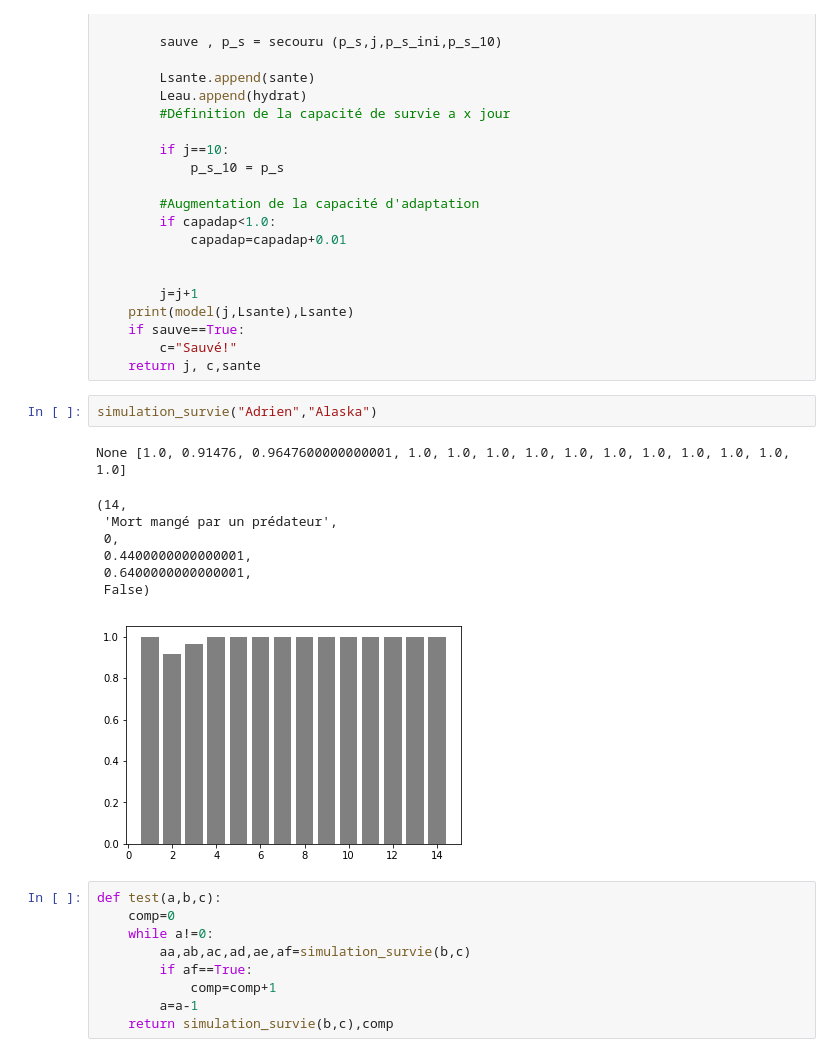
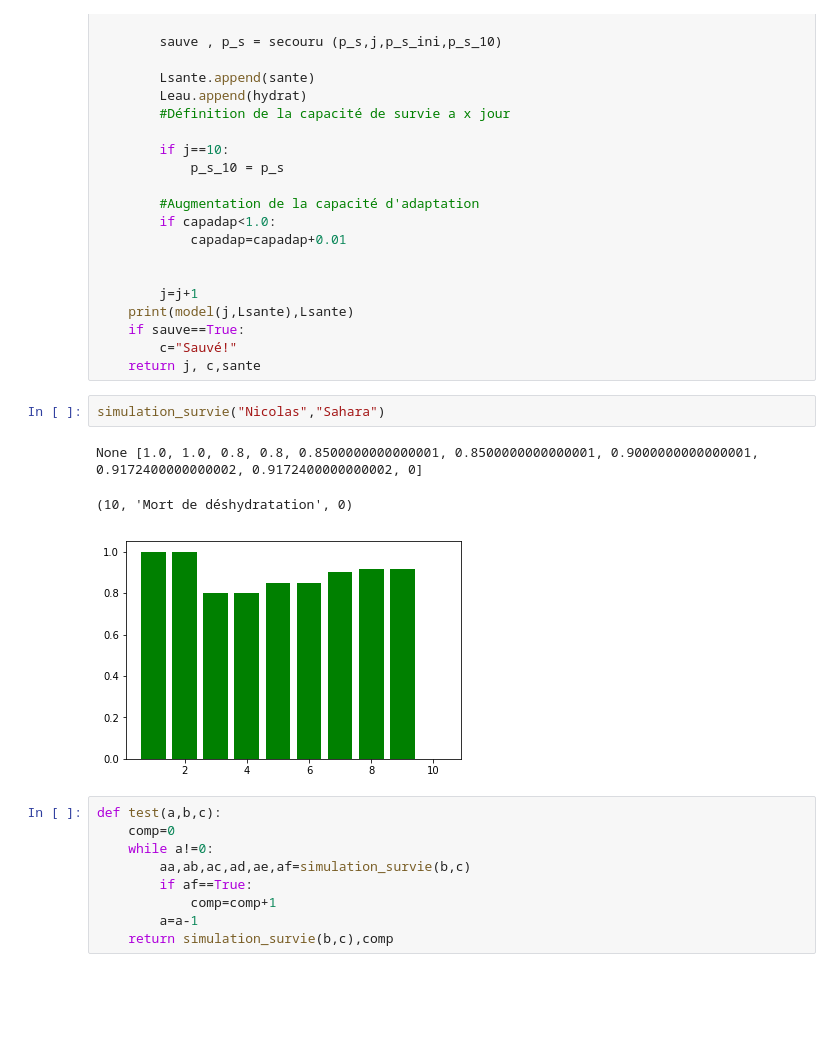
Before and after one commit to are-mipiA1A2/survie, a Jupyter notebook: Are Code V2.0.ipynb, the cells around one changed output. Saved outputs shown, nothing was run; the diff lists cells and outputs as text; blank space fills up the shorter version.

```diff
--- a/Are Code V2.0.ipynb
+++ b/Are Code V2.0.ipynb
@@ -292,17 +294,12 @@ def simulation_survie(agent,biome):
     if sauve==True:
         c="Sauvé!"
     return j, c,sante
-# %%
-simulation_survie("Adrien","Alaska")
-# %% [output]
-None [1.0, 0.91476, 0.9647600000000001, 1.0, 1.0, 1.0, 1.0, 1.0, 1.0, 1.0, 1.0, 1.0, 1.0, 1.0]
-(14,
- 'Mort mangé par un prédateur',
- 0,
- 0.4400000000000001,
- 0.6400000000000001,
- False)
-[figure, removed]
+# %%
+simulation_survie("Nicolas","Sahara")
+# %% [output]
+None [1.0, 1.0, 0.8, 0.8, 0.8500000000000001, 0.8500000000000001, 0.9000000000000001, 0.9172400000000002, 0.9172400000000002, 0]
+(10, 'Mort de déshydratation', 0)
+[figure, added]
 # %%
 def test(a,b,c):
     comp=0
```
Also changed, not shown: parts of 10 cells of this notebook.
